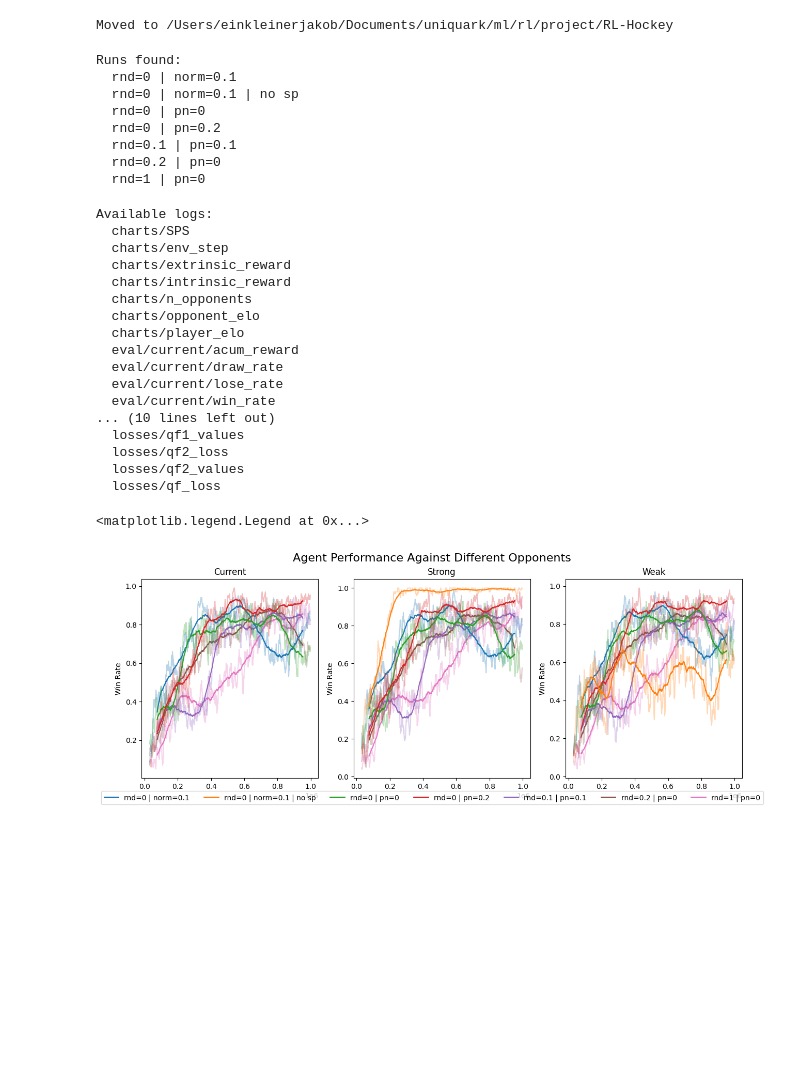
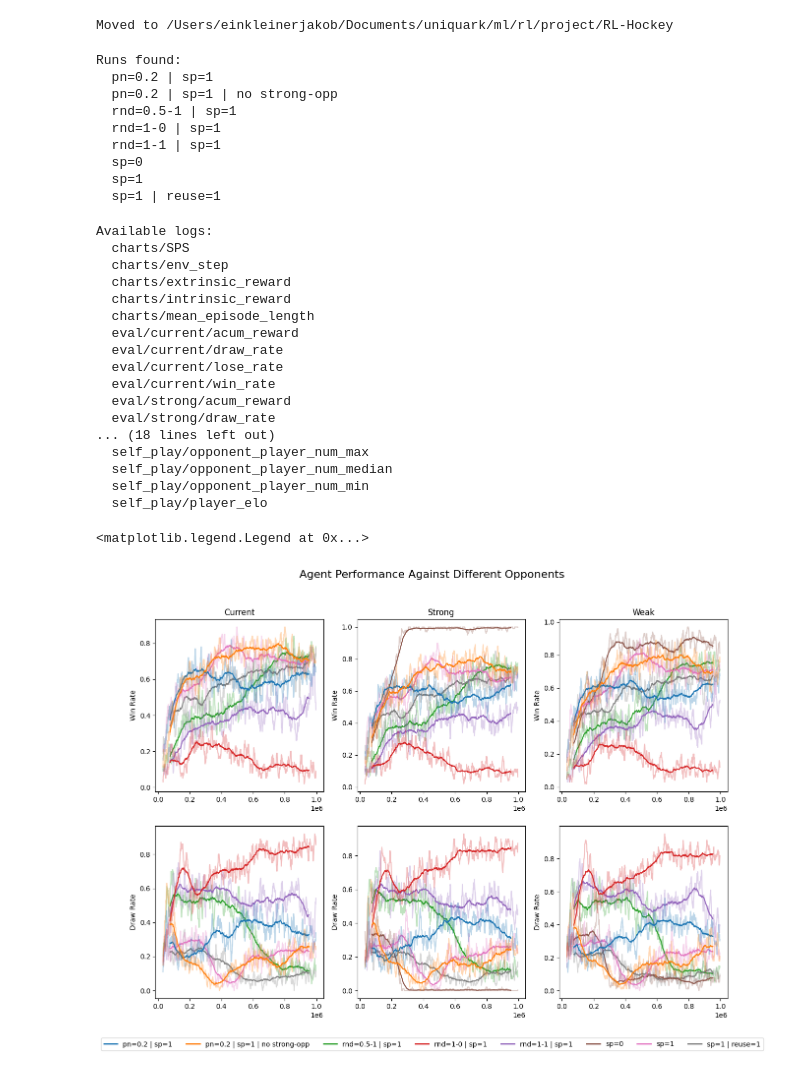
Before and after one commit to richard-be/RL-Hockey, a Jupyter notebook: experiments/td3/view_train.ipynb, the cells around one changed output. Saved outputs shown, nothing was run; the diff lists cells and outputs as text; code cells hidden in the pictures; blank space fills up the shorter version.

```diff
--- a/experiments/td3/view_train.ipynb
+++ b/experiments/td3/view_train.ipynb
@@ -41,11 +41,16 @@ def clean_and_unify_run(run, logs):
     return run
 # %%
 data_dir = "./data"
+timestamp = None #"1771279779"
 data = dict()
 log_names = set()
 raw_run_names = dict()
 
 for run in os.listdir(data_dir):
+    if timestamp is not None and not run.endswith(timestamp):
+        print("Skipping", run)
+        continue
+
     run_name = clean_and_unify_run(run, data)
     data[run_name] = dict()
     raw_run_names[run_name] = run
@@ -65,13 +70,14 @@ for run in runs:
     print(f"  {run}")
 # %% [output]
 Runs found:
-  rnd=0 | norm=0.1
-  rnd=0 | norm=0.1 | no sp
-  rnd=0 | pn=0
-  rnd=0 | pn=0.2
-  rnd=0.1 | pn=0.1
-  rnd=0.2 | pn=0
-  rnd=1 | pn=0
+  pn=0.2 | sp=1
+  pn=0.2 | sp=1 | no strong-opp
+  rnd=0.5-1 | sp=1
+  rnd=1-0 | sp=1
+  rnd=1-1 | sp=1
+  sp=0
+  sp=1
+  sp=1 | reuse=1
 # %%
 print("Available logs:")
 for log in sorted(log_names):
@@ -82,18 +88,18 @@ Available logs:
   charts/env_step
   charts/extrinsic_reward
   charts/intrinsic_reward
-  charts/n_opponents
-  charts/opponent_elo
-  charts/player_elo
+  charts/mean_episode_length
   eval/current/acum_reward
   eval/current/draw_rate
   eval/current/lose_rate
   eval/current/win_rate
-... (10 lines left out)
-  losses/qf1_values
-  losses/qf2_loss
-  losses/qf2_values
-  losses/qf_loss
+  eval/strong/acum_reward
+  eval/strong/draw_rate
+... (18 lines left out)
+  self_play/opponent_player_num_max
+  self_play/opponent_player_num_median
+  self_play/opponent_player_num_min
+  self_play/player_elo
 # %%
 def plot_log(log_name, ax, smoothing_window=100, less_smooth_window=10, alpha=0.2):
     for run in data:
@@ -107,29 +113,29 @@ def plot_log(log_name, ax, smoothing_window=100, less_smooth_window=10, alpha=0.
 opponent_eval = [l for l in log_names if "eval/" in l]
 opponents = set([l.split("/")[1] for l in opponent_eval])
 # %%
-opponent_metrics = ["win_rate"]
+opponent_metrics = ["win_rate", "draw_rate"]
 # opponent_metrics = ["win_rate", "lose_rate", "draw_rate"]
 
 fig, axs = plt.subplots(len(opponent_metrics), len(opponents), figsize=(len(opponents)*5, len(opponent_metrics)*5))
 fig.suptitle("Agent performance against different opponents".title(), fontsize=16)
 
 for opponent_idx, opponent in enumerate(sorted(opponents)):
     if len(opponent_metrics) == 1:
         axs[opponent_idx].set_title(opponent.title())
     else:
         axs[0, opponent_idx].set_title(opponent.title())
 
     metric_axs = [axs[opponent_idx]] if len(opponent_metrics) == 1 else axs[:, opponent_idx]
     for metric, ax in zip(opponent_metrics, metric_axs):
         ax.set_ylabel(metric.replace("_", " ").title())
         plot_log(f"eval/{opponent}/{metric}", ax, smoothing_window=100, less_smooth_window=10, alpha=0.3)
 
 handles = [plt.Line2D([0], [0], color=run_colors[run], lw=2) for run in runs]
 
 fig.legend(handles, runs, loc="lower center", ncol=len(runs))
 # fig.legend(runs, loc="lower center", ncol=len(data), )
 # %% [output]
 <matplotlib.legend.Legend at 0x...>
-[figure, old version]
+[figure, new version]
 # %%
 self_play_logs = [
```
Also changed, not shown: parts of 3 cells of this notebook, 9 other files.
